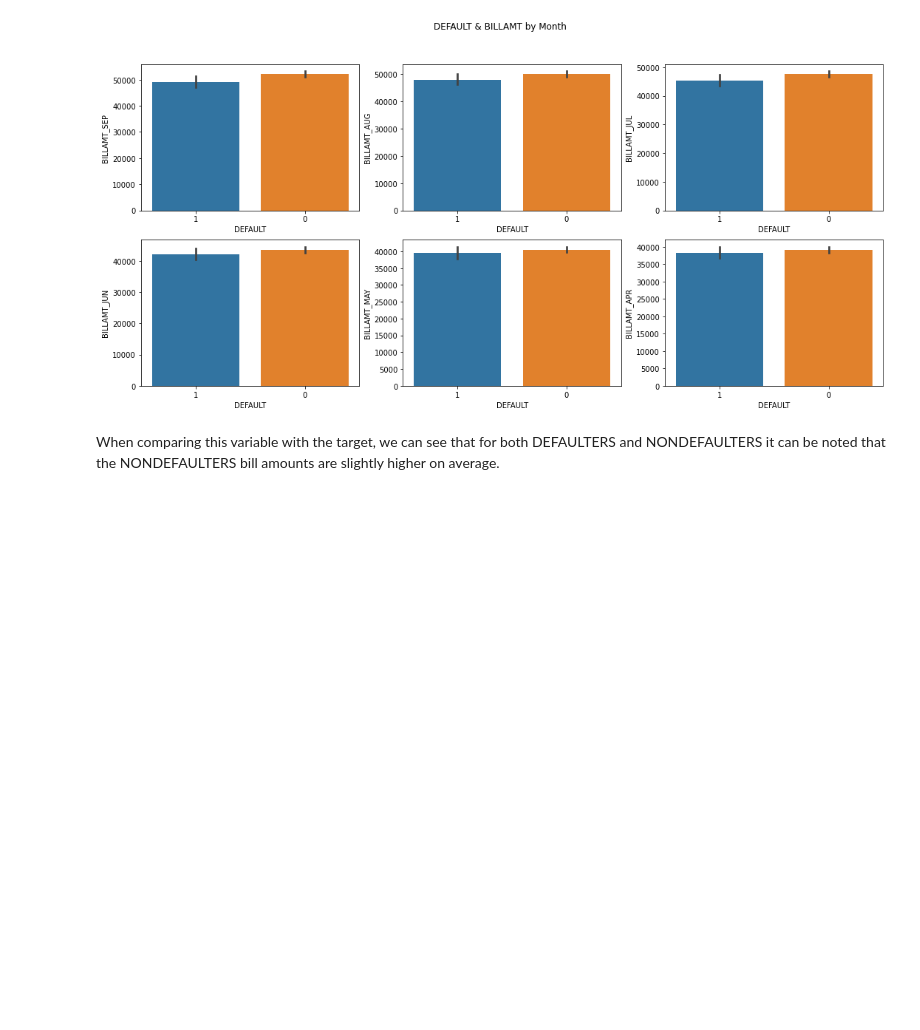
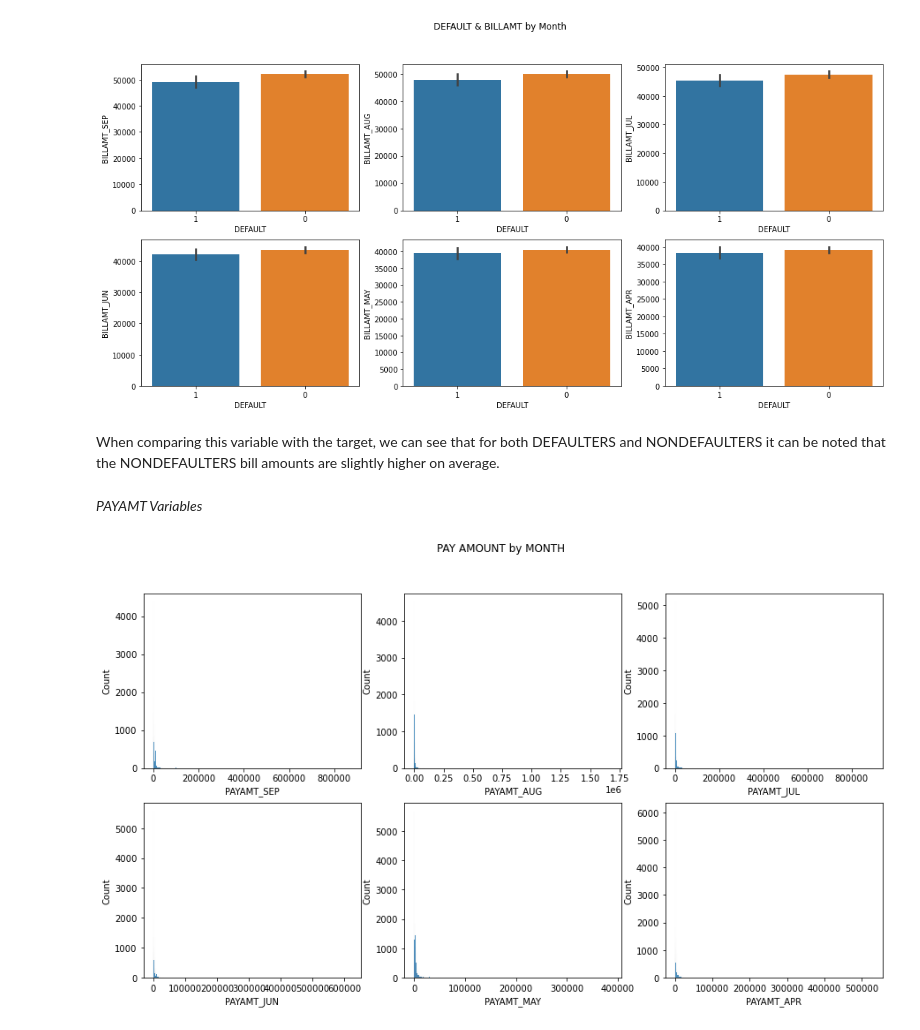
Before and after one commit to zachagreenberg/DefaultPredictionAnalysis, a Jupyter notebook: eda-modeling-evaluation.ipynb, the cells around one changed output. Saved outputs shown, nothing was run; the diff lists cells and outputs as text; code cells hidden in the pictures; blank space fills up the shorter version.

Commit message:
finish eda of numerical variables

```diff
--- a/eda-modeling-evaluation.ipynb
+++ b/eda-modeling-evaluation.ipynb
@@ -385,3 +385,16 @@ for i, n in enumerate(cols):
 [figure]
 # %% [markdown]
 When comparing this variable with the target, we can see that for both DEFAULTERS and NONDEFAULTERS it can be noted that the NONDEFAULTERS bill amounts are slightly higher on average.
+# %% [markdown]
+*PAYAMT Variables*
+# %%
+fig, ax = plt.subplots(2, 3, figsize=(15,8))
+plt.suptitle('PAY AMOUNT by MONTH')
+sns.histplot(df['PAYAMT_SEP'], ax = ax[0,0])
+sns.histplot(df['PAYAMT_AUG'], ax = ax[0,1])
+sns.histplot(df['PAYAMT_JUL'], ax = ax[0,2])
+sns.histplot(df['PAYAMT_JUN'], ax = ax[1,0])
+sns.histplot(df['PAYAMT_MAY'], ax = ax[1,1])
+sns.histplot(df['PAYAMT_APR'], ax = ax[1,2]);
+# %% [output]
+[figure, added]
```
Also changed, not shown: parts of 5 cells of this notebook.
